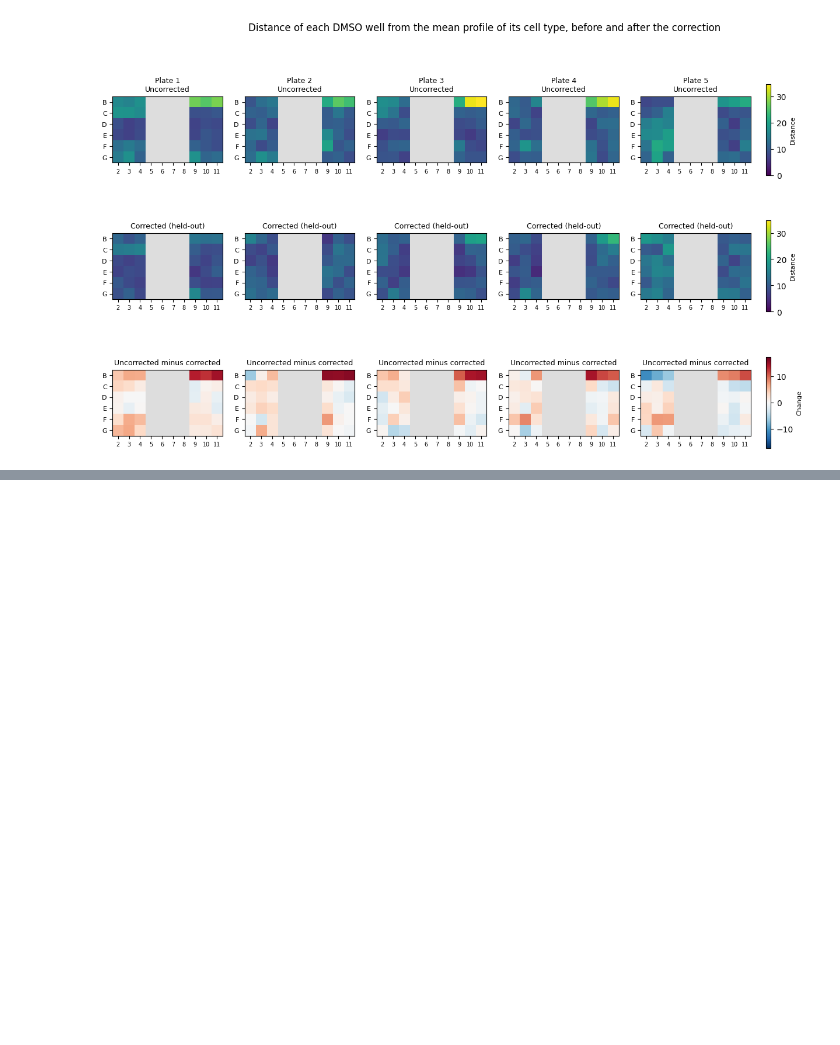
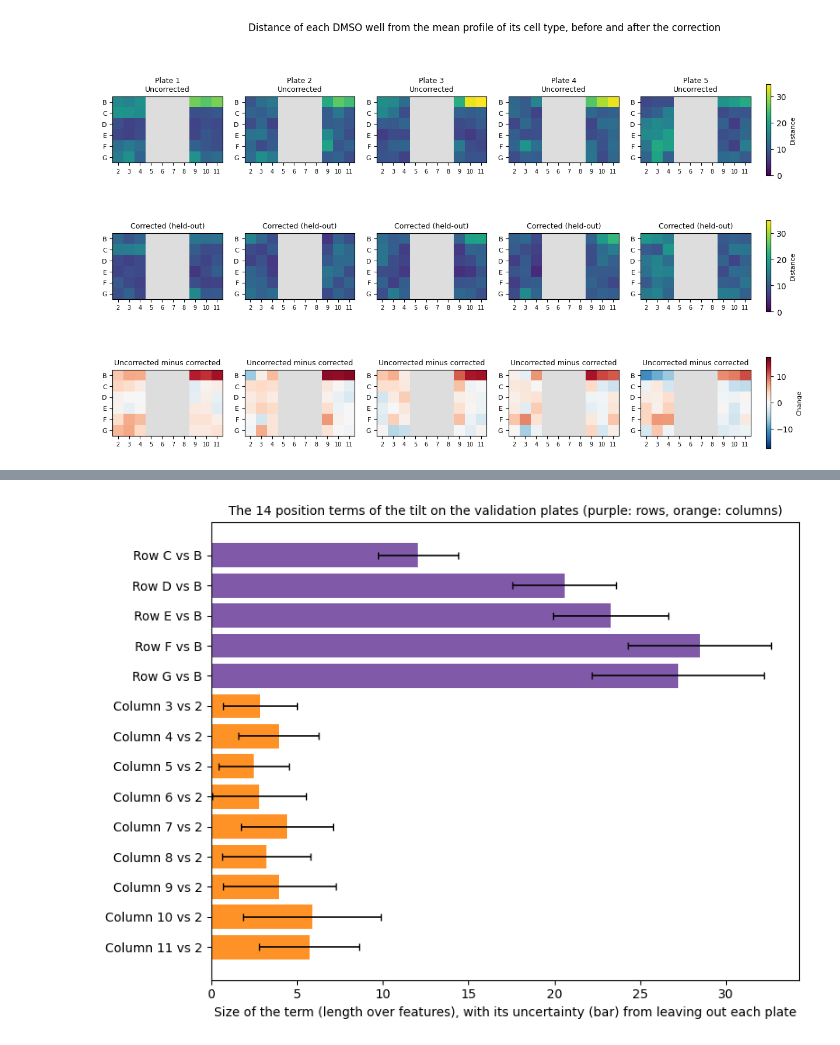
Before and after one commit to WayScience/cardiac_fibrosis_rescue_screen_profiling, a Jupyter notebook: 5.validation_plate_profiling/2.preprocessing_features/4a.position_correction/5.quantify_position_effect.ipynb, the cells around one changed output, grey strips where cells are left out. Saved outputs shown, nothing was run; the diff lists cells and outputs as text; code cells hidden in the pictures; blank space fills up the shorter version.

```diff
--- a/5.validation_plate_profiling/2.preprocessing_features/4a.position_correction/5.quantify_position_effect.ipynb
+++ b/5.validation_plate_profiling/2.preprocessing_features/4a.position_correction/5.quantify_position_effect.ipynb
@@ -369,0 +429,15 @@ plt.show()
+# %%
+fig, ax = plt.subplots(figsize=(8, 6))
+y = np.arange(len(term_table))[::-1]
+term_colors = ["#6a3d9a" if name.startswith("Row") else "#ff7f00" for name in term_table["term"]]
+ax.barh(y, term_table["size"], color=term_colors, alpha=0.85)
+ax.errorbar(term_table["size"], y, xerr=term_table["uncertainty"], fmt="none", ecolor="black", capsize=3, lw=1.2)
+ax.set_yticks(y)
+ax.set_yticklabels(term_table["term"])
+ax.set_xlabel("Size of the term (length over features), with its uncertainty (bar) from leaving out each plate")
+ax.set_title("The 14 position terms of the tilt on the validation plates (purple: rows, orange: columns)", fontsize=10)
+fig.tight_layout()
+fig.savefig(figure_dir / "tilt_terms_and_uncertainty.png", dpi=150, bbox_inches="tight")
+plt.show()
+# %% [output]
+[figure, added]
```
Also changed, not shown: parts of 10 cells of this notebook, 24 other files.
